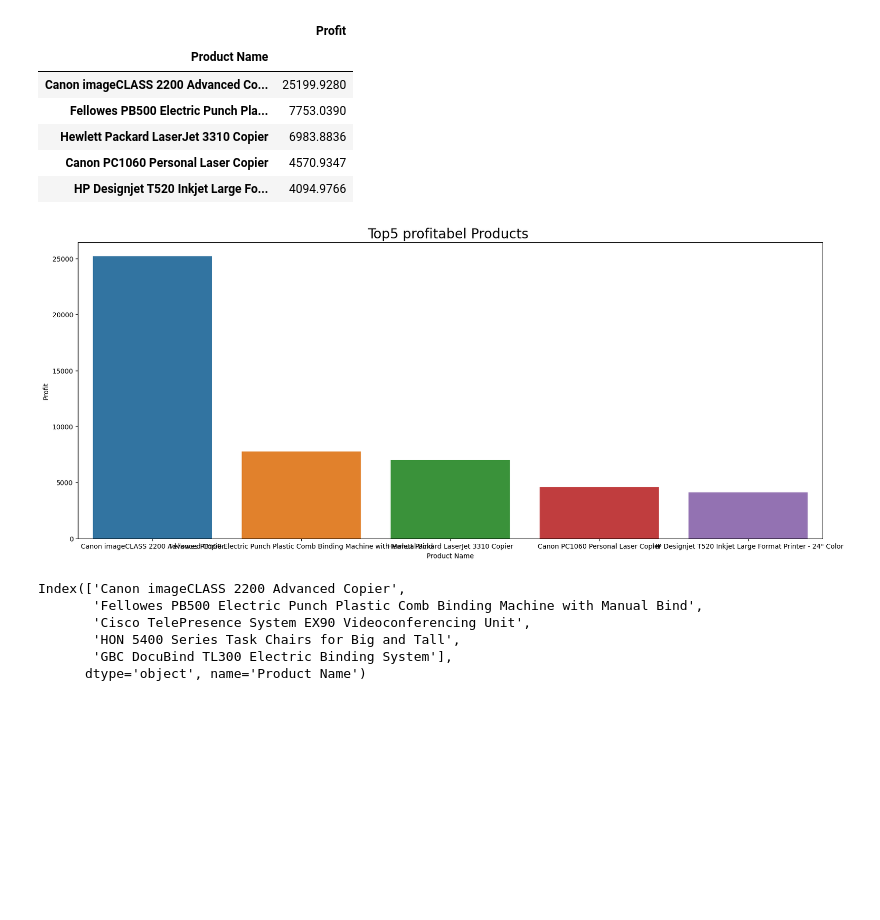
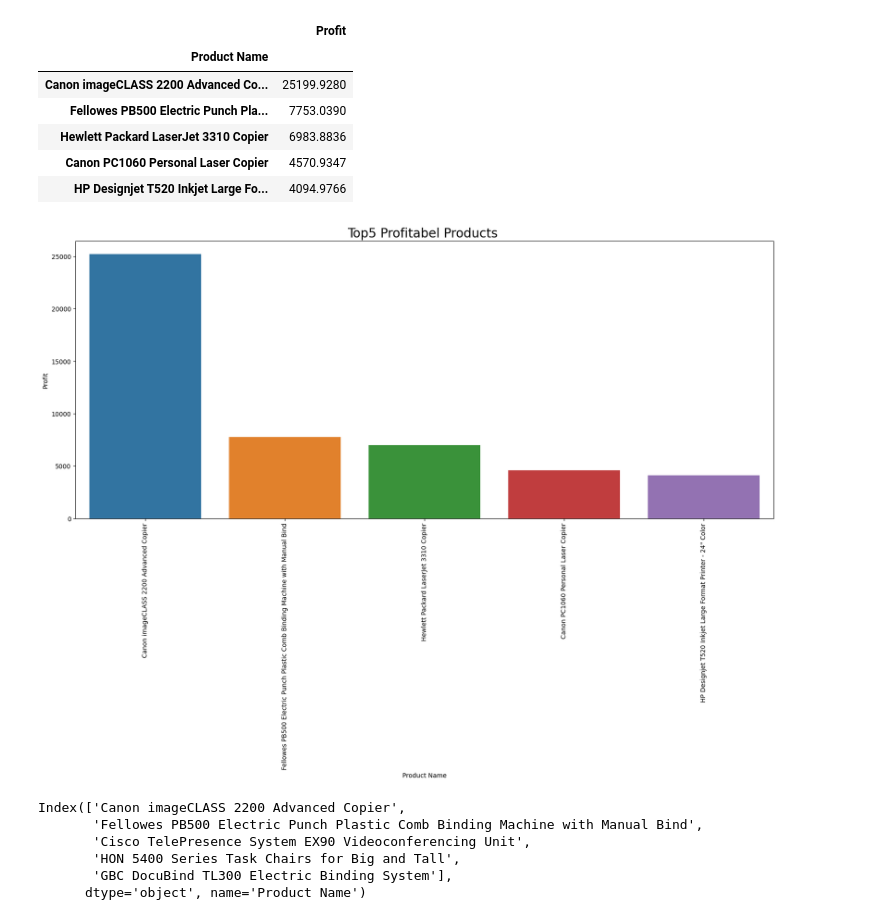
Before and after one commit to Saleh-Ahmed-Saleh/Superstore-Data-Analysis, a Jupyter notebook: Superstore Data Analysis.ipynb, the cells around one changed output. Cells and saved outputs as stored; diff of their text form; code cells hidden in the pictures; blank space fills up the shorter version.

```diff
--- a/Superstore Data Analysis.ipynb
+++ b/Superstore Data Analysis.ipynb
@@ -209,11 +211,13 @@ top_5_profit_products
 | HP Designjet T520 Inkjet Large Fo... | 4094.9766 |
 # %%
 plt.figure(figsize=(20,8))
-sns.barplot(data=top_profit_products , x='Product Name' , y='Profit', hue='Product Name')
-plt.title('Top5 profitabel Products ',size=20)
+sns.barplot(data=top_5_profit_products , x='Product Name' , y='Profit', hue='Product Name')
+
+plt.xticks(rotation=90)
+plt.title('Top5 Profitabel Products ',size=20)
 plt.show()
 # %% [output]
-[figure, old version]
+[figure, new version]
 # %%
 top5_selling_products.index
 # %% [output]
```
Also changed, not shown: parts of 1 cell of this notebook.
